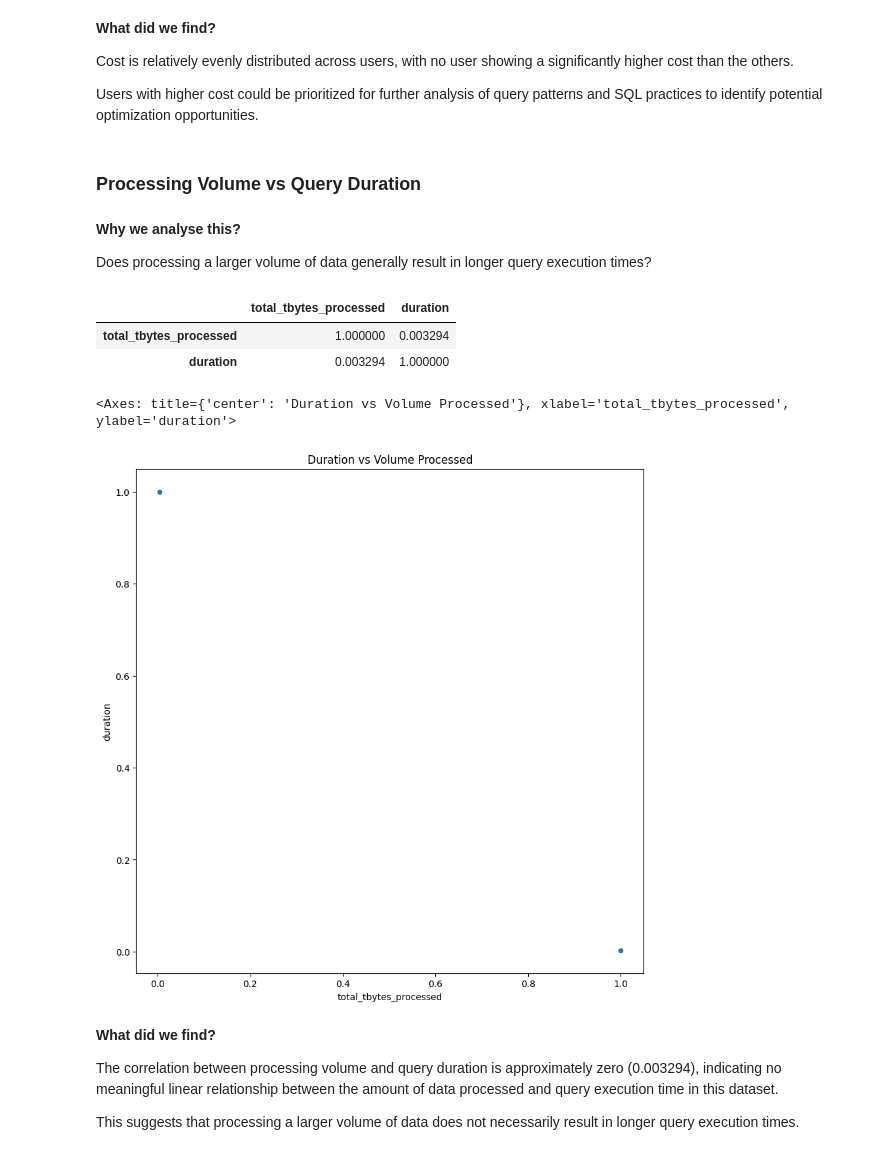
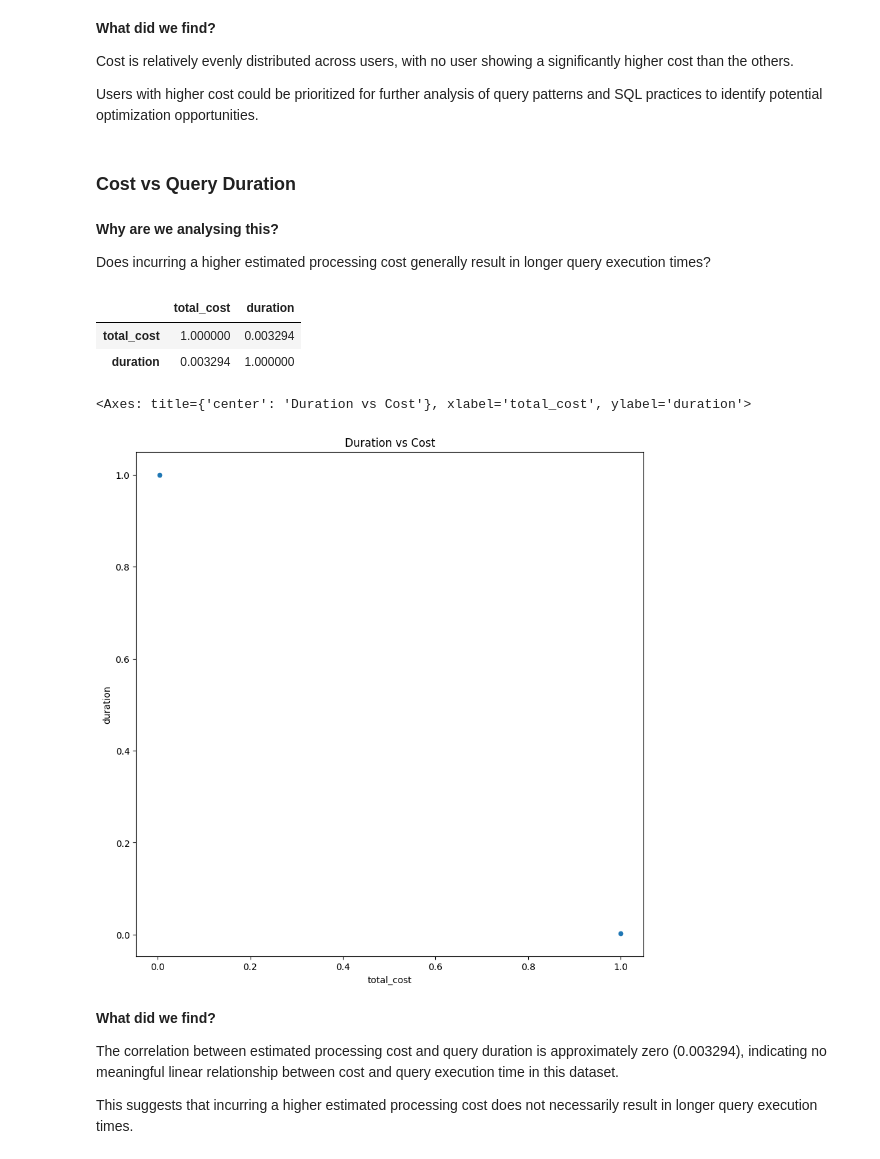
Before and after one commit to gitleolopes/python_projects, a Jupyter notebook: bigquery_cost_observability/BigQuery_Cost_Observability.ipynb, the cells around one changed output. Saved outputs shown, nothing was run; the diff lists cells and outputs as text; code cells hidden in the pictures.

```diff
--- a/bigquery_cost_observability/BigQuery_Cost_Observability.ipynb
+++ b/bigquery_cost_observability/BigQuery_Cost_Observability.ipynb
@@ -404,31 +404,31 @@ Cost is relatively evenly distributed across users, with no user showing a signi
 
 Users with higher cost could be prioritized for further analysis of query patterns and SQL practices to identify potential optimization opportunities.
 # %% [markdown]
-### Processing Volume vs Query Duration
+### Cost vs Query Duration
 # %% [markdown]
-**Why we analyse this?**
+**Why are we analysing this?**
 
-Does processing a larger volume of data generally result in longer query execution times?
+Does incurring a higher estimated processing cost generally result in longer query execution times?
 # %%
-bigquery_jobs_wout_script[['total_tbytes_processed', 'duration']].corr()
+bigquery_jobs_wout_script[['total_cost', 'duration']].corr()
 # %% [output]
-|  | total_tbytes_processed | duration |
-| total_tbytes_processed | 1.000000 | 0.003294 |
+|  | total_cost | duration |
+| total_cost | 1.000000 | 0.003294 |
 | duration | 0.003294 | 1.000000 |
 # %%
-bq_duration = bigquery_jobs_wout_script[['total_tbytes_processed', 'duration']].corr()
+bq_duration = bigquery_jobs_wout_script[['total_cost', 'duration']].corr()
 # %%
 bq_duration.plot(kind = 'scatter'
                   ,figsize = (10,10)
-                  ,x = 'total_tbytes_processed'
+                  ,x = 'total_cost'
                   ,y = 'duration'
-                  ,title='Duration vs Volume Processed')
+                  ,title='Duration vs Cost')
 # %% [output]
-<Axes: title={'center': 'Duration vs Volume Processed'}, xlabel='total_tbytes_processed', ylabel='duration'>
+<Axes: title={'center': 'Duration vs Cost'}, xlabel='total_cost', ylabel='duration'>
-[figure, old version]
+[figure, new version]
 # %% [markdown]
 **What did we find?**
 
-The correlation between processing volume and query duration is approximately zero (0.003294), indicating no meaningful linear relationship between the amount of data processed and query execution time in this dataset.
+The correlation between estimated processing cost and query duration is approximately zero (0.003294), indicating no meaningful linear relationship between cost and query execution time in this dataset.
 
-This suggests that processing a larger volume of data does not necessarily result in longer query execution times.
+This suggests that incurring a higher estimated processing cost does not necessarily result in longer query execution times.
```
